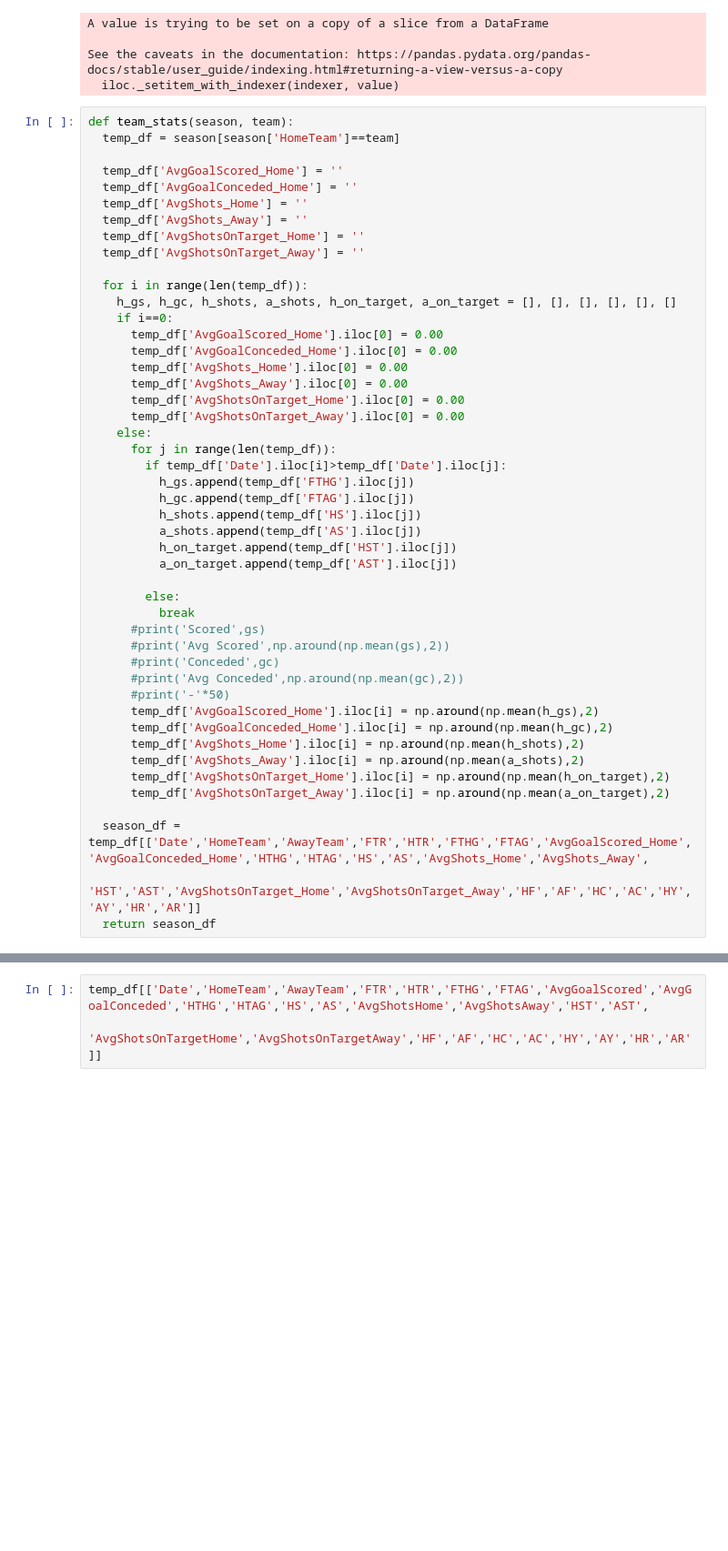
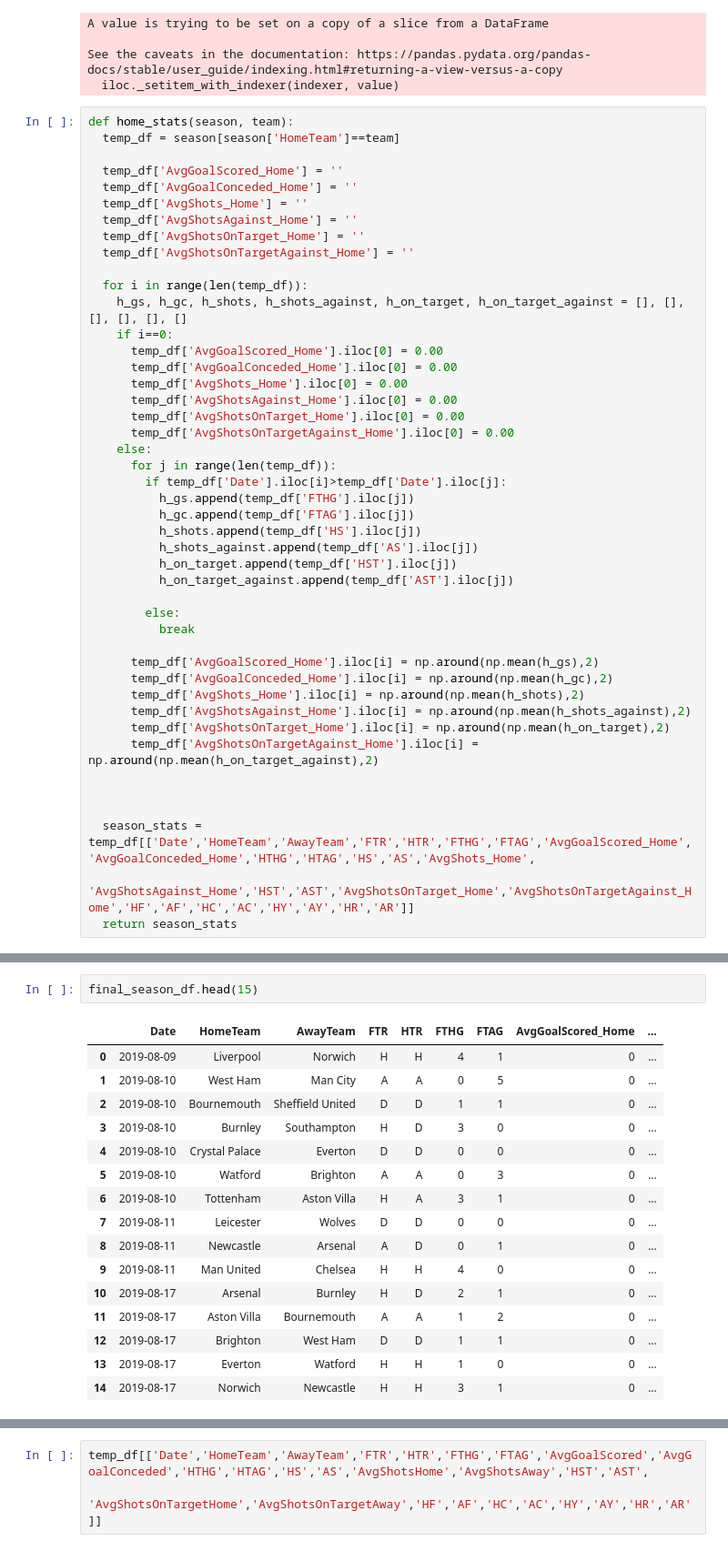
Before and after one commit to abink17/EPL-Prediction, a Jupyter notebook: EPLprediction.ipynb, the cells around one changed output, grey strips where cells are left out. Shown at 91% size. Cells and saved outputs as stored; diff of their text form; blank space fills up the shorter version.

Commit message:
Calculate home and away team stats

```diff
--- a/EPLprediction.ipynb
+++ b/EPLprediction.ipynb
@@ -162,49 +162,47 @@ A value is trying to be set on a copy of a slice from a DataFrame
 See the caveats in the documentation: https://pandas.pydata.org/pandas-docs/stable/user_guide/indexing.html#returning-a-view-versus-a-copy
   iloc._setitem_with_indexer(indexer, value)
 # %%
-def team_stats(season, team):
+def home_stats(season, team):
   temp_df = season[season['HomeTeam']==team]
 
   temp_df['AvgGoalScored_Home'] = ''
   temp_df['AvgGoalConceded_Home'] = ''
   temp_df['AvgShots_Home'] = ''
-  temp_df['AvgShots_Away'] = ''
+  temp_df['AvgShotsAgainst_Home'] = ''
   temp_df['AvgShotsOnTarget_Home'] = ''
-  temp_df['AvgShotsOnTarget_Away'] = ''
+  temp_df['AvgShotsOnTargetAgainst_Home'] = ''
 
   for i in range(len(temp_df)):
-    h_gs, h_gc, h_shots, a_shots, h_on_target, a_on_target = [], [], [], [], [], []
+    h_gs, h_gc, h_shots, h_shots_against, h_on_target, h_on_target_against = [], [], [], [], [], []
     if i==0:
       temp_df['AvgGoalScored_Home'].iloc[0] = 0.00
       temp_df['AvgGoalConceded_Home'].iloc[0] = 0.00
       temp_df['AvgShots_Home'].iloc[0] = 0.00
-      temp_df['AvgShots_Away'].iloc[0] = 0.00
+      temp_df['AvgShotsAgainst_Home'].iloc[0] = 0.00
       temp_df['AvgShotsOnTarget_Home'].iloc[0] = 0.00
-      temp_df['AvgShotsOnTarget_Away'].iloc[0] = 0.00
+      temp_df['AvgShotsOnTargetAgainst_Home'].iloc[0] = 0.00
     else:
       for j in range(len(temp_df)):
         if temp_df['Date'].iloc[i]>temp_df['Date'].iloc[j]:
           h_gs.append(temp_df['FTHG'].iloc[j])
           h_gc.append(temp_df['FTAG'].iloc[j])
           h_shots.append(temp_df['HS'].iloc[j])
-          a_shots.append(temp_df['AS'].iloc[j])
+          h_shots_against.append(temp_df['AS'].iloc[j])
           h_on_target.append(temp_df['HST'].iloc[j])
-          a_on_target.append(temp_df['AST'].iloc[j])
+          h_on_target_against.append(temp_df['AST'].iloc[j])
 
         else:
           break
-      #print('Scored',gs)
-      #print('Avg Scored',np.around(np.mean(gs),2))
-      #print('Conceded',gc)
-      #print('Avg Conceded',np.around(np.mean(gc),2))
-      #print('-'*50)
+
       temp_df['AvgGoalScored_Home'].iloc[i] = np.around(np.mean(h_gs),2)
       temp_df['AvgGoalConceded_Home'].iloc[i] = np.around(np.mean(h_gc),2)
       temp_df['AvgShots_Home'].iloc[i] = np.around(np.mean(h_shots),2)
-      temp_df['AvgShots_Away'].iloc[i] = np.around(np.mean(a_shots),2)
+      temp_df['AvgShotsAgainst_Home'].iloc[i] = np.around(np.mean(h_shots_against),2)
       temp_df['AvgShotsOnTarget_Home'].iloc[i] = np.around(np.mean(h_on_target),2)
-      temp_df['AvgShotsOnTarget_Away'].iloc[i] = np.around(np.mean(a_on_target),2)
+      temp_df['AvgShotsOnTargetAgainst_Home'].iloc[i] = np.around(np.mean(h_on_target_against),2)
 
-  season_df = temp_df[['Date','HomeTeam','AwayTeam','FTR','HTR','FTHG','FTAG','AvgGoalScored_Home','AvgGoalConceded_Home','HTHG','HTAG','HS','AS','AvgShots_Home','AvgShots_Away',
-                       'HST','AST','AvgShotsOnTarget_Home','AvgShotsOnTarget_Away','HF','AF','HC','AC','HY','AY','HR','AR']]
-  return season_df
+
+
+  season_stats = temp_df[['Date','HomeTeam','AwayTeam','FTR','HTR','FTHG','FTAG','AvgGoalScored_Home','AvgGoalConceded_Home','HTHG','HTAG','HS','AS','AvgShots_Home',
+                          'AvgShotsAgainst_Home','HST','AST','AvgShotsOnTarget_Home','AvgShotsOnTargetAgainst_Home','HF','AF','HC','AC','HY','AY','HR','AR']]
+  return season_stats
@@ -244,0 +294,19 @@ final_season[final_season['AwayTeam']=='Liverpool']
+# %%
+final_season_df.head(15)
+# %% [output]
+|  | Date | HomeTeam | AwayTeam | FTR | HTR | FTHG | FTAG | AvgGoalScored_Home | ... |
+| 0 | 2019-08-09 | Liverpool | Norwich | H | H | 4 | 1 | 0 | ... |
+| 1 | 2019-08-10 | West Ham | Man City | A | A | 0 | 5 | 0 | ... |
+| 2 | 2019-08-10 | Bournemouth | Sheffield United | D | D | 1 | 1 | 0 | ... |
+| 3 | 2019-08-10 | Burnley | Southampton | H | D | 3 | 0 | 0 | ... |
+| 4 | 2019-08-10 | Crystal Palace | Everton | D | D | 0 | 0 | 0 | ... |
+| 5 | 2019-08-10 | Watford | Brighton | A | A | 0 | 3 | 0 | ... |
+| 6 | 2019-08-10 | Tottenham | Aston Villa | H | A | 3 | 1 | 0 | ... |
+| 7 | 2019-08-11 | Leicester | Wolves | D | D | 0 | 0 | 0 | ... |
+| 8 | 2019-08-11 | Newcastle | Arsenal | A | D | 0 | 1 | 0 | ... |
+| 9 | 2019-08-11 | Man United | Chelsea | H | H | 4 | 0 | 0 | ... |
+| 10 | 2019-08-17 | Arsenal | Burnley | H | D | 2 | 1 | 0 | ... |
+| 11 | 2019-08-17 | Aston Villa | Bournemouth | A | A | 1 | 2 | 0 | ... |
+| 12 | 2019-08-17 | Brighton | West Ham | D | D | 1 | 1 | 0 | ... |
+| 13 | 2019-08-17 | Everton | Watford | H | H | 1 | 0 | 0 | ... |
+| 14 | 2019-08-17 | Norwich | Newcastle | H | H | 3 | 1 | 0 | ... |
```
Also changed, not shown: parts of 9 cells of this notebook.
